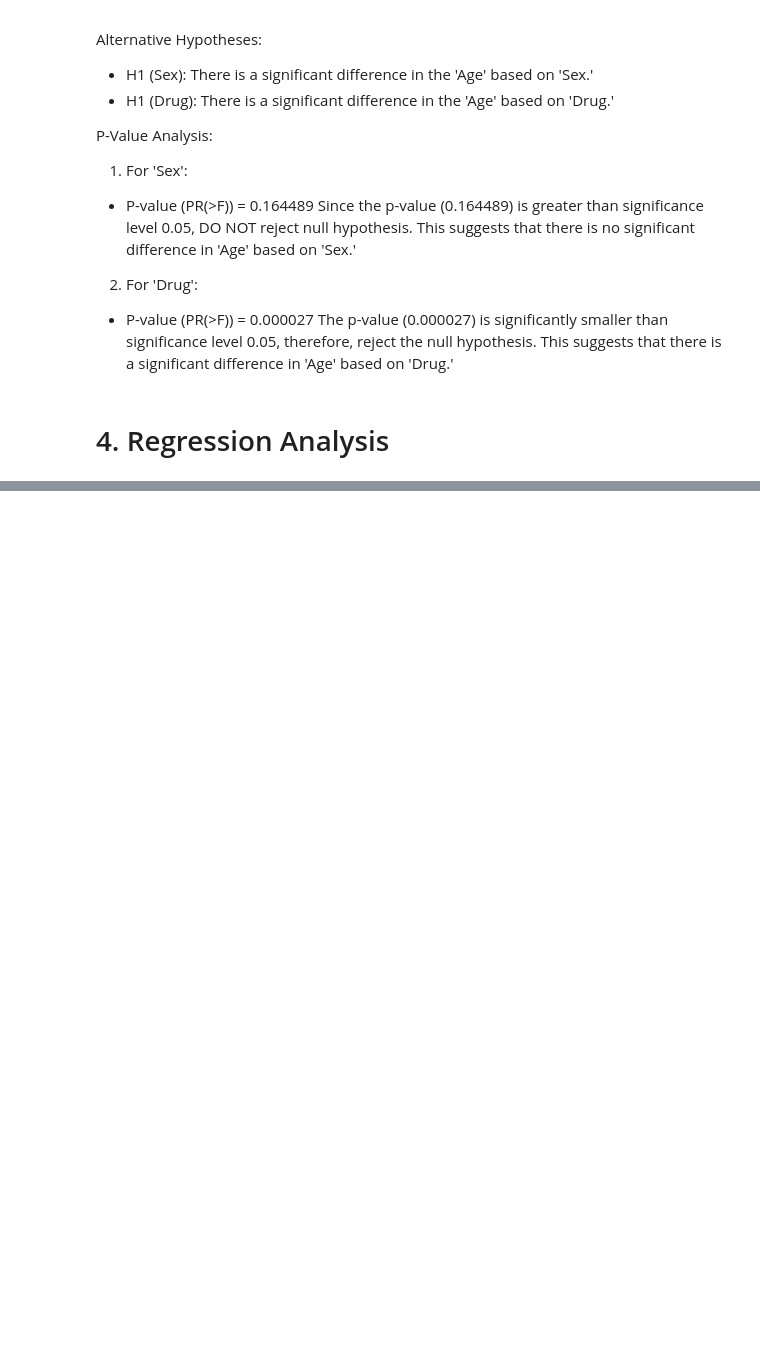
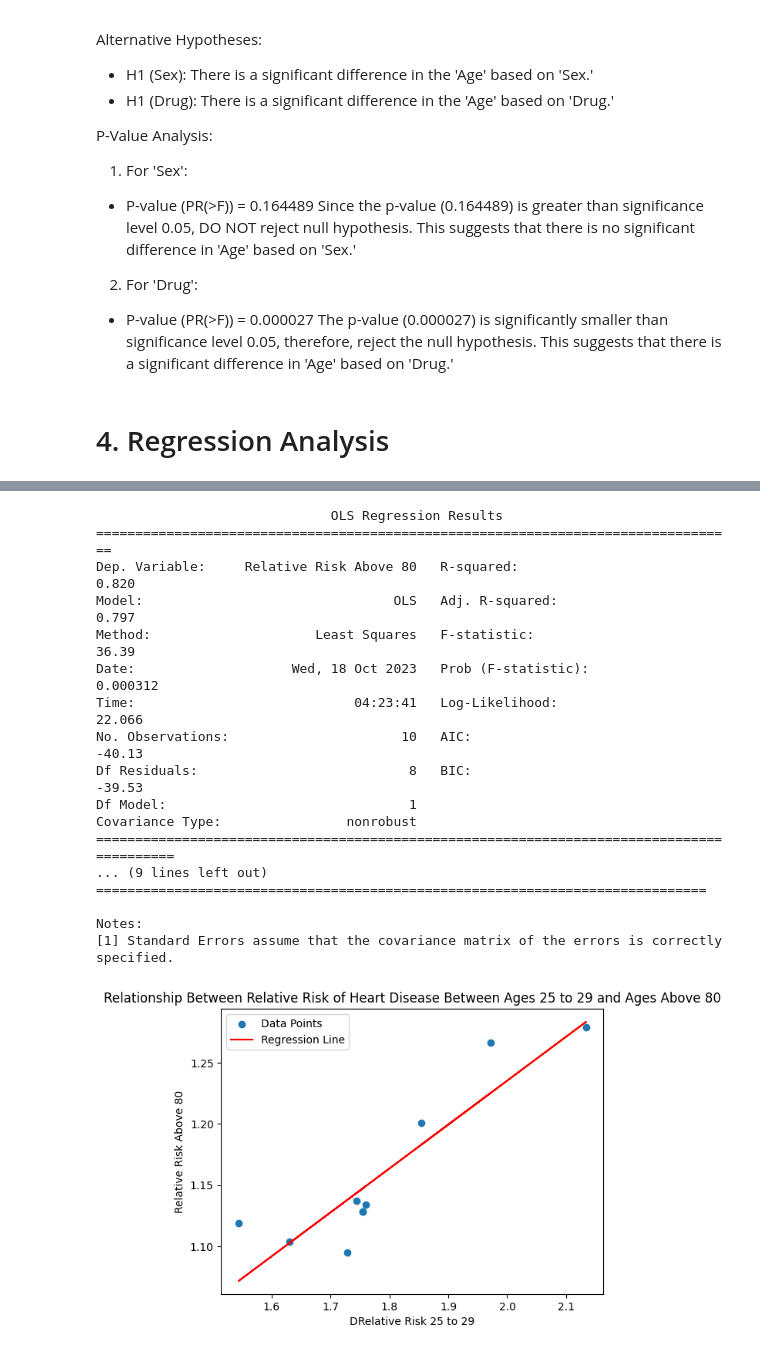
Before and after one commit to nimratmann/datasci_5_statistics, a Jupyter notebook: python_inferential_statistics.ipynb, the cells around one changed output, grey strips where cells are left out. Saved outputs shown, nothing was run; the diff lists cells and outputs as text; code cells hidden in the pictures; blank space fills up the shorter version.

```diff
--- a/python_inferential_statistics.ipynb
+++ b/python_inferential_statistics.ipynb
@@ -186,0 +191,3 @@ The p-value (0.000027) is significantly smaller than significance level 0.05, th
+# %%
+hd = pd.read_csv('Heart Disease Relative Risk.csv')
+hd
@@ -186,0 +207,40 @@ The p-value (0.000027) is significantly smaller than significance level 0.05, th
+# %%
+X = hd['Relative Risk 25 to 29']
+y = hd['Relative Risk Above 80']
+
+# Add a constant (intercept) to the independent variable (X)
+X = sm.add_constant(X)
+
+# Fit the regression model
+model = sm.OLS(y, X).fit()
+
+# Print the summary of the regression
+print(model.summary())
+
+# Plot the data points and regression line
+plt.scatter(hd['Relative Risk 25 to 29'], hd['Relative Risk Above 80'], label='Data Points')
+plt.plot(hd['Relative Risk 25 to 29'], model.predict(X), color='red', label='Regression Line')
+plt.xlabel('DRelative Risk 25 to 29')
+plt.ylabel('Relative Risk Above 80')
+plt.title('Relationship Between Relative Risk of Heart Disease Between Ages 25 to 29 and Ages Above 80')
+plt.legend()
+plt.show()
+# %% [output]
+                              OLS Regression Results
+==================================================================================
+Dep. Variable:     Relative Risk Above 80   R-squared:                       0.820
+Model:                                OLS   Adj. R-squared:                  0.797
+Method:                     Least Squares   F-statistic:                     36.39
+Date:                    Wed, 18 Oct 2023   Prob (F-statistic):           0.000312
+Time:                            04:23:41   Log-Likelihood:                 22.066
+No. Observations:                      10   AIC:                            -40.13
+Df Residuals:                           8   BIC:                            -39.53
+Df Model:                               1
+Covariance Type:                nonrobust
+==========================================================================================
+... (9 lines left out)
+==============================================================================
+
+Notes:
+[1] Standard Errors assume that the covariance matrix of the errors is correctly specified.
+[figure, added]
```
Also changed, not shown: parts of 3 cells of this notebook.
